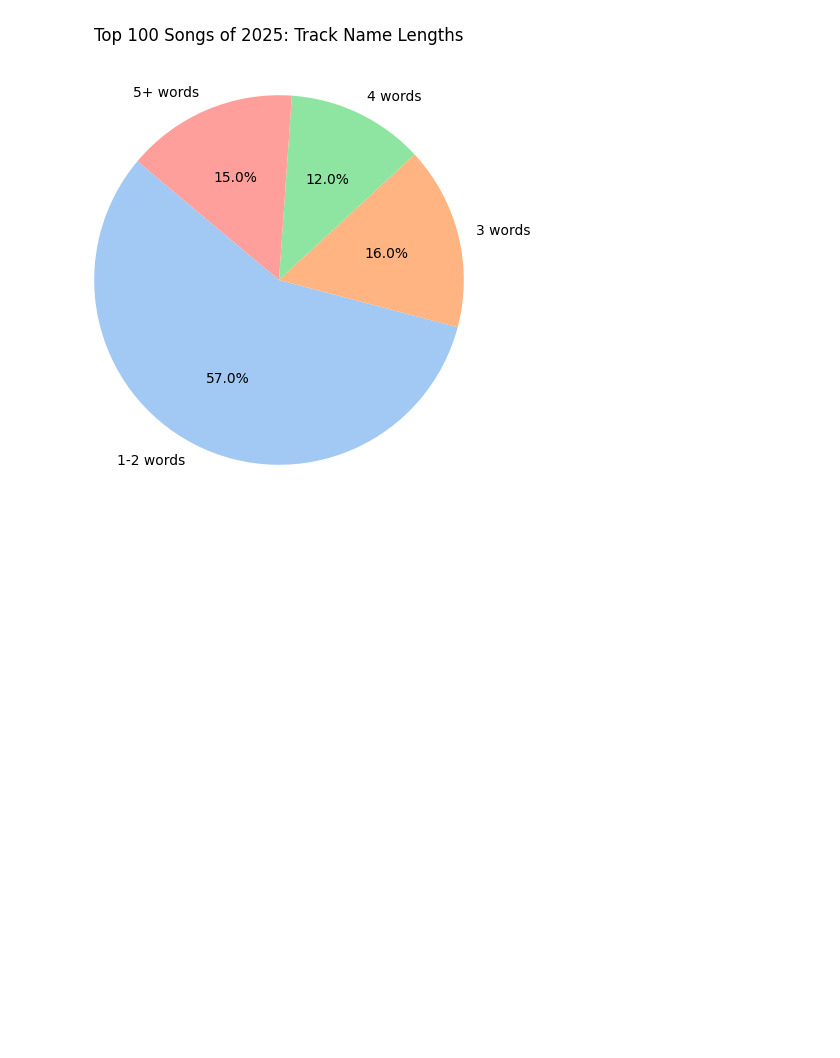
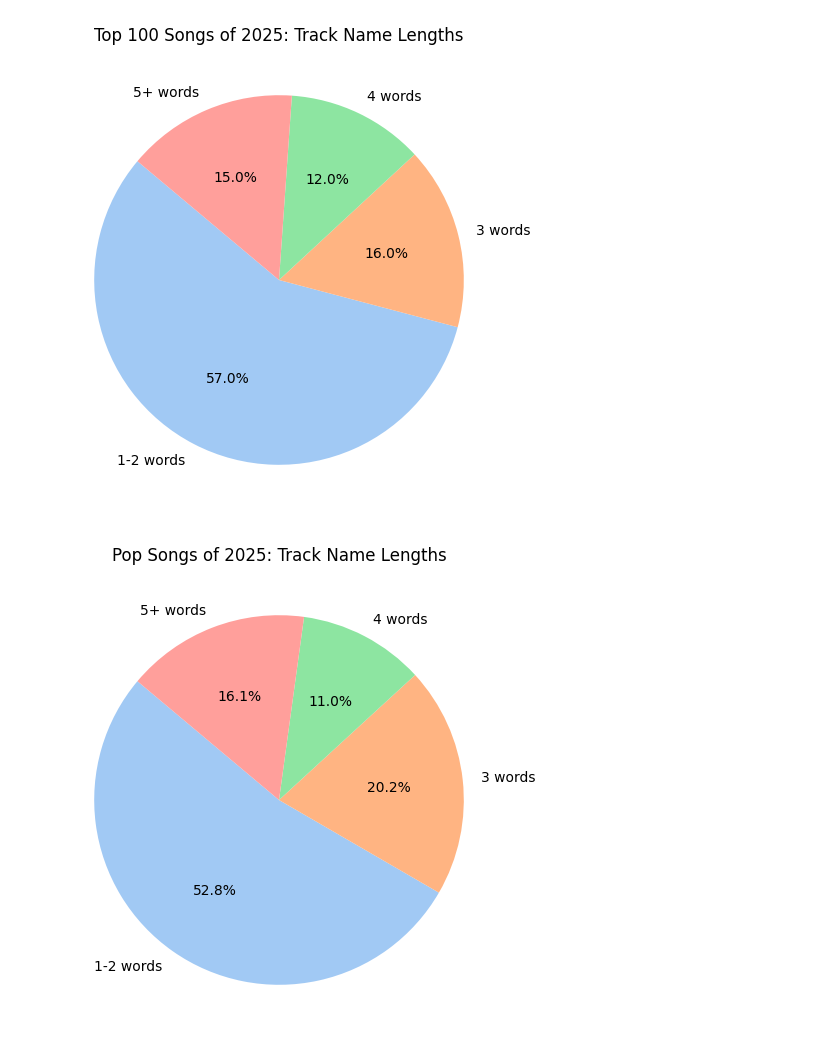
Before and after one commit to carlosdrevins1/Project-Programming-1, a Jupyter notebook: official work space for spotify data set.ipynb, the cells around one changed output. Cells and saved outputs as stored; diff of their text form; code cells hidden in the pictures; blank space fills up the shorter version.

```diff
--- a/official work space for spotify data set.ipynb
+++ b/official work space for spotify data set.ipynb
@@ -154,3 +107,42 @@ plt.title('Top 100 Songs of 2025: Track Name Lengths')
 plt.show()
 # %% [output]
 [figure]
+# %%
+import pandas as pd
+import seaborn as sns
+import matplotlib.pyplot as plt
+
+# Load dataset
+df = pd.read_csv("spotify_data clean.csv")
+
+# Convert album_release_date to datetime and extract year
+df['album_release_date'] = pd.to_datetime(df['album_release_date'], errors='coerce')
+df['year'] = df['album_release_date'].dt.year
+
+# Filter Pop songs released in 2025
+pop_2025 = df[(df['year'] == 2025) & df['artist_genres'].str.contains("Pop", case=False, na=False)]
+
+# Categorize track name lengths
+def categorize(n):
+    if n <= 2:
+        return '1-2 words'
+    elif n == 3:
+        return '3 words'
+    elif n == 4:
+        return '4 words'
+    else:
+        return '5+ words'
+
+if not pop_2025.empty:
+    name_lengths = pop_2025['track_name'].astype(str).str.split().str.len()
+    categories = name_lengths.map(categorize)
+    counts = categories.value_counts().reindex(['1-2 words','3 words','4 words','5+ words'], fill_value=0)
+
+    plt.figure(figsize=(6,6))
+    plt.pie(counts, labels=counts.index, autopct='%1.1f%%', startangle=140, colors=sns.color_palette('pastel'))
+    plt.title('Pop Songs of 2025: Track Name Lengths')
+    plt.show()
+else:
+    print("No Pop songs found for 2025.")
+# %% [output]
+[figure, added]
```
Also changed, not shown: parts of 14 cells of this notebook.
